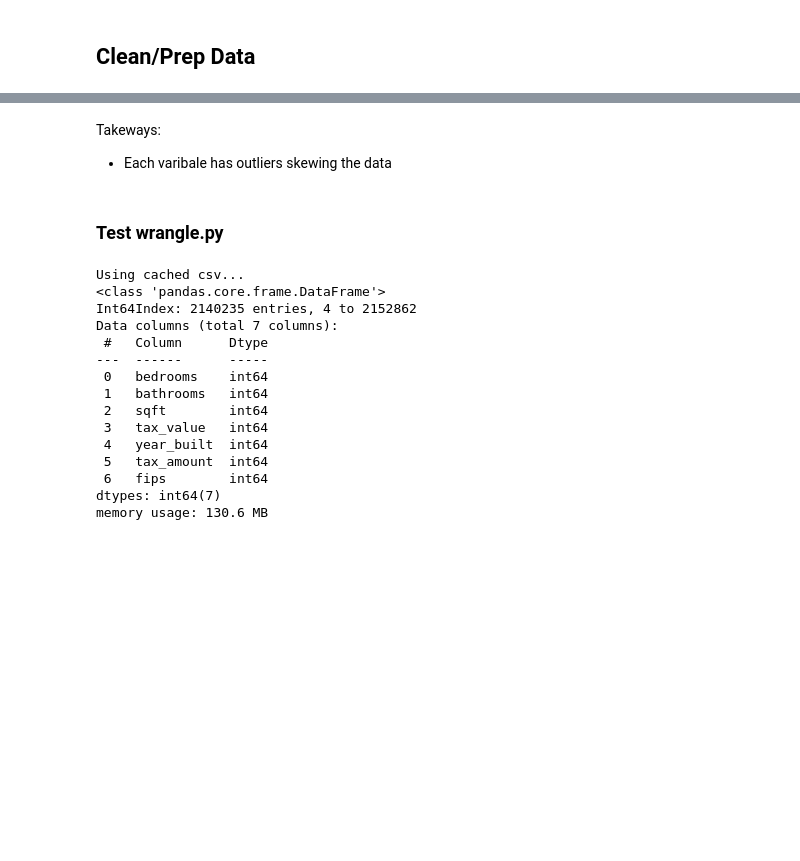
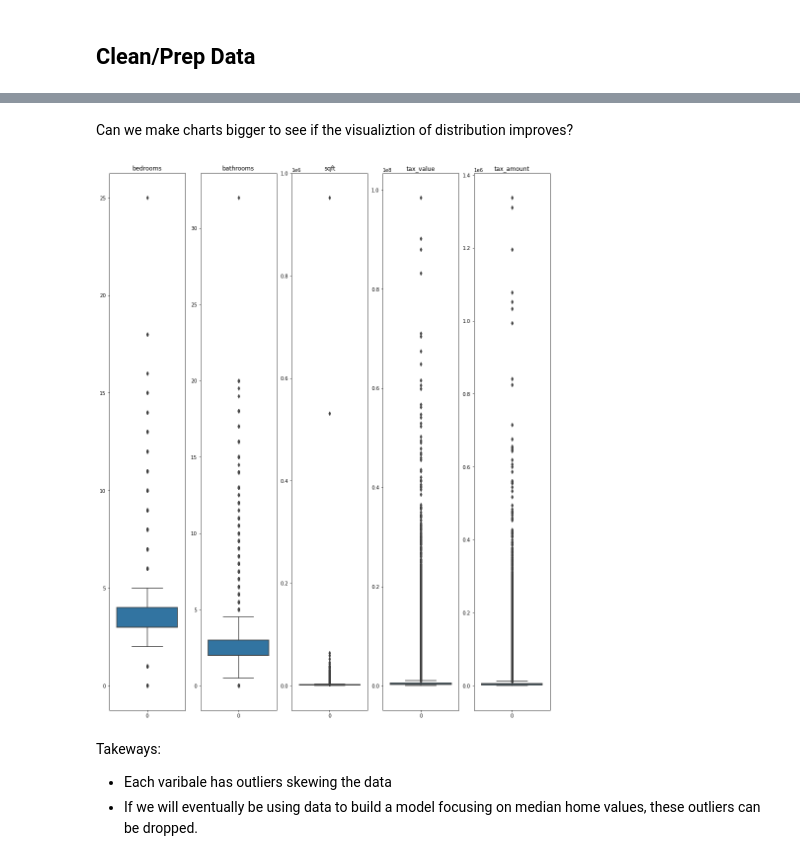
Before and after one commit to kristofer-rivera/regression-exercises, a Jupyter notebook: wrangle.ipynb, the cells around one changed output, grey strips where cells are left out. Drawn from its saved outputs; the diff is of its cells as text; code cells hidden in the pictures; blank space fills up the shorter version.

```diff
--- a/wrangle.ipynb
+++ b/wrangle.ipynb
@@ -225,24 +195,30 @@ plt.show()
+# %% [markdown]
+Can we make charts bigger to see if the visualiztion of distribution improves?
+# %%
+# List of columns
+cols = [col for col in df.columns if col not in ['fips', 'year_built']]
+plt.figure(figsize=(16, 20))
+for i, col in enumerate(cols):
+
+    # i starts at 0, but plot nos should start at 1
+    plot_number = i + 1
+
+    # Create subplot.
+    plt.subplot(1, len(cols), plot_number)
+
+    # Title with column name.
+    plt.title(col)
+
+    # Display boxplot for column.
+    sns.boxplot(data=df[col])
+
+    # Hide gridlines.
+    plt.grid(False)
+
+plt.show()
+# %% [output]
+[figure, added]
 # %% [markdown]
 Takeways:
 - Each varibale has outliers skewing the data
+- If we will eventually be using data to build a model focusing on median home values, these outliers can be dropped.
-# %% [markdown]
-### Test wrangle.py
-# %%
-df = wr.wrangle_zillow()
-df.info()
-# %% [output]
-Using cached csv...
-<class 'pandas.core.frame.DataFrame'>
-Int64Index: 2140235 entries, 4 to 2152862
-Data columns (total 7 columns):
- #   Column      Dtype
----  ------      -----
- 0   bedrooms    int64
- 1   bathrooms   int64
- 2   sqft        int64
- 3   tax_value   int64
- 4   year_built  int64
- 5   tax_amount  int64
- 6   fips        int64
-dtypes: int64(7)
-memory usage: 130.6 MB
```
Also changed, not shown: parts of 47 cells of this notebook, 1 other file.
